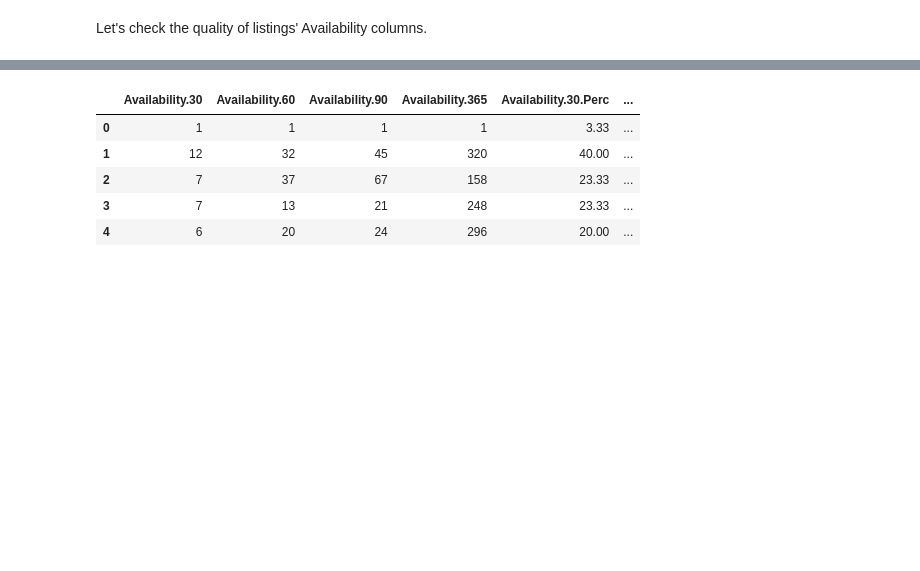
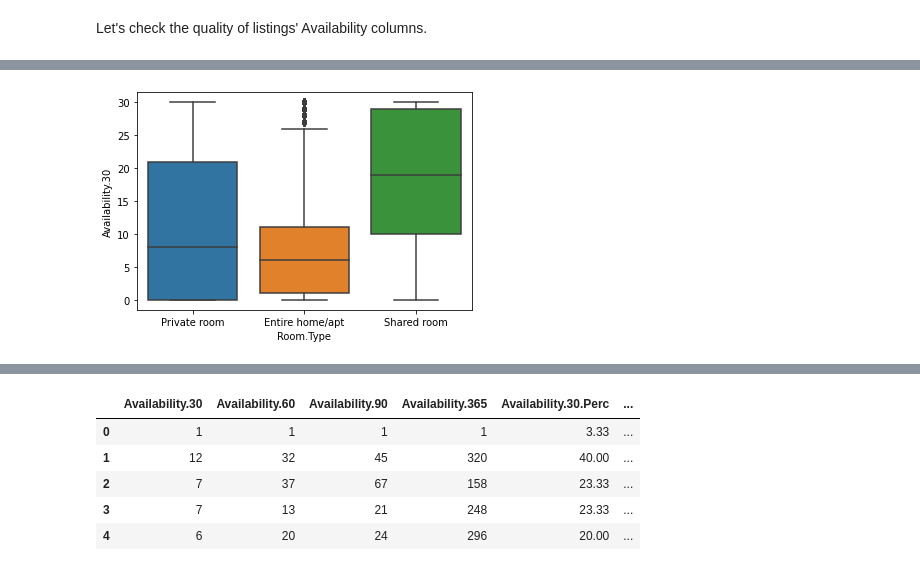
Before and after one commit to ekaterinaleks/preparation_for_final_project, a Jupyter notebook: eda_with_python.ipynb, the cells around one changed output, grey strips where cells are left out. Drawn from its saved outputs; the diff is of its cells as text; code cells hidden in the pictures; blank space fills up the shorter version.

```diff
--- a/eda_with_python.ipynb
+++ b/eda_with_python.ipynb
@@ -546,8 +557,0 @@ Assuming that the weekly price and monthly price are indicated only if there is
-# %%
-#impute values for Weekly.Price as Price * 7 days where week-long bookings are allowed
-mask_weeks = (df_listings['Maximum.Nights'] > 6) & (df_listings['Weekly.Price'].isna())
-df_listings.loc[mask_weeks,'Weekly.Price'] = df_listings['Price']*7
-# %%
-#impute values for Monthly.Price as Price * 30 days where where month-long bookings are allowed
-mask_weeks = (df_listings['Maximum.Nights'] > 29) & (df_listings['Monthly.Price'].isna())
-df_listings.loc[mask_weeks,'Monthly.Price'] = df_listings['Price']*30
@@ -554,2 +560,2 @@ df_listings.loc[mask_weeks,'Monthly.Price'] = df_listings['Price']*30
 # %%
-df_listings['Weekly.Price'].isna().sum()
+df_listings['Weekly.Price'] = df_listings['Weekly.Price'].isna()
@@ -558,2 +562,2 @@ df_listings['Weekly.Price'].isna().sum()
 # %%
-df_listings['Monthly.Price'].isna().sum()
+df_listings['Monthly.Price'] = df_listings['Monthly.Price'].isna()
@@ -609,3 +620,8 @@ df_listings[['Availability.30', 'Availability.60', 'Availability.90', 'Availabil
 | 50% | 6.000000 | 20.000000 | 38.000000 | 247.000000 |
 | 75% | 14.000000 | 38.000000 | 65.000000 | 321.000000 |
 | max | 30.000000 | 60.000000 | 90.000000 | 365.000000 |
+# %%
+sns.boxplot(data=df_listings, y='Availability.30', x='Room.Type')
+plt.show()
+# %% [output]
+[figure, added]
```
Also changed, not shown: parts of 56 cells of this notebook, 6 other files.
